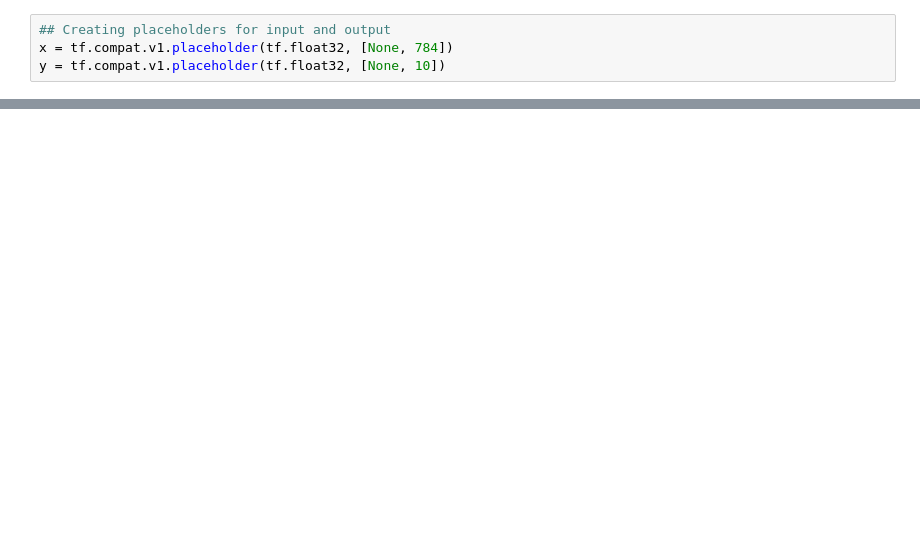
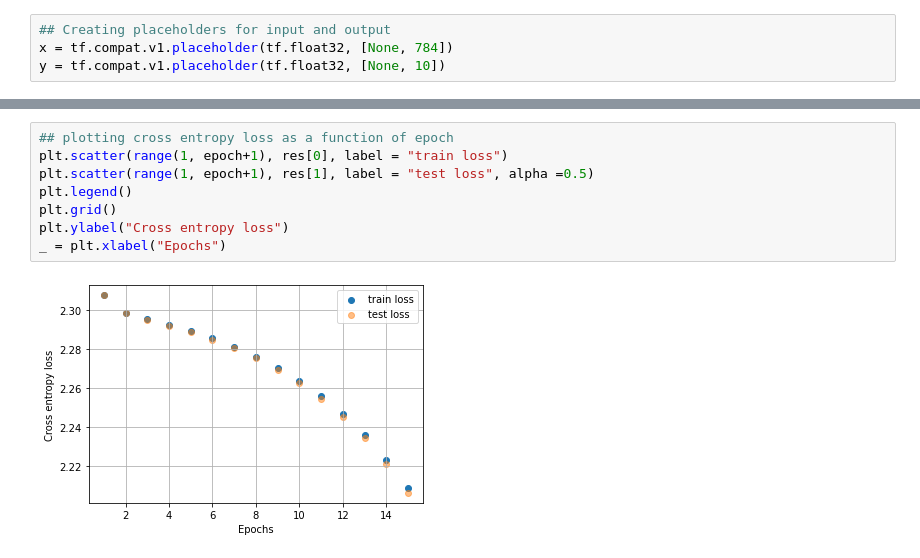
Before and after one commit to asubramaniyan/DNN-MNIST, a Jupyter notebook: Multi_Layered_Perceptron.ipynb, the cells around one changed output, grey strips where cells are left out. Drawn from its saved outputs; the diff is of its cells as text; blank space fills up the shorter version.

```diff
--- a/Multi_Layered_Perceptron.ipynb
+++ b/Multi_Layered_Perceptron.ipynb
@@ -145,0 +263,10 @@ adam_optimizer = tf.compat.v1.train.AdamOptimizer(learning_rate = learning_rate)
+# %%
+## plotting cross entropy loss as a function of epoch
+plt.scatter(range(1, epoch+1), res[0], label = "train loss")
+plt.scatter(range(1, epoch+1), res[1], label = "test loss", alpha =0.5)
+plt.legend()
+plt.grid()
+plt.ylabel("Cross entropy loss")
+_ = plt.xlabel("Epochs")
+# %% [output]
+[figure, added]
```
Also changed, not shown: parts of 48 cells of this notebook.
